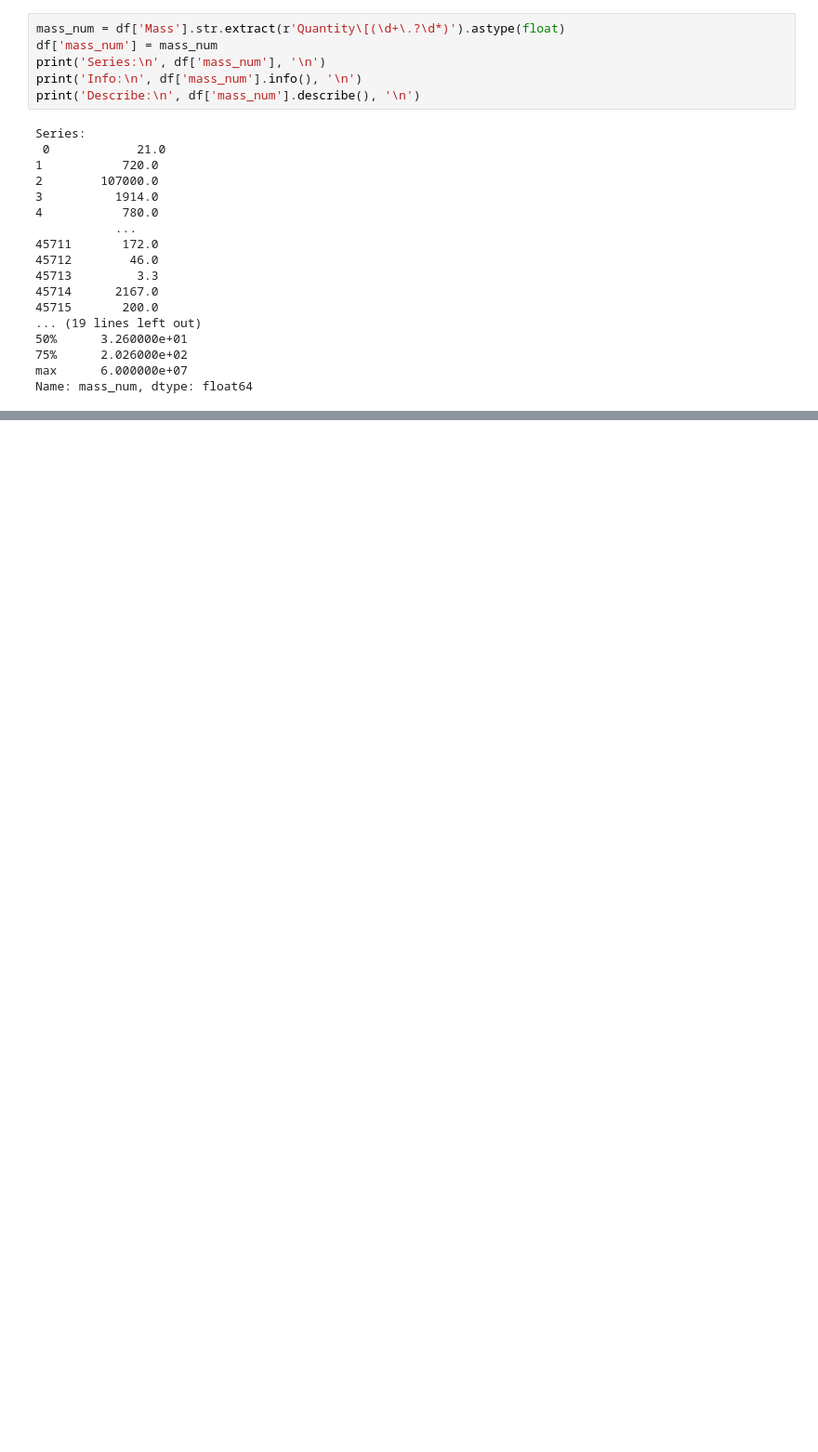
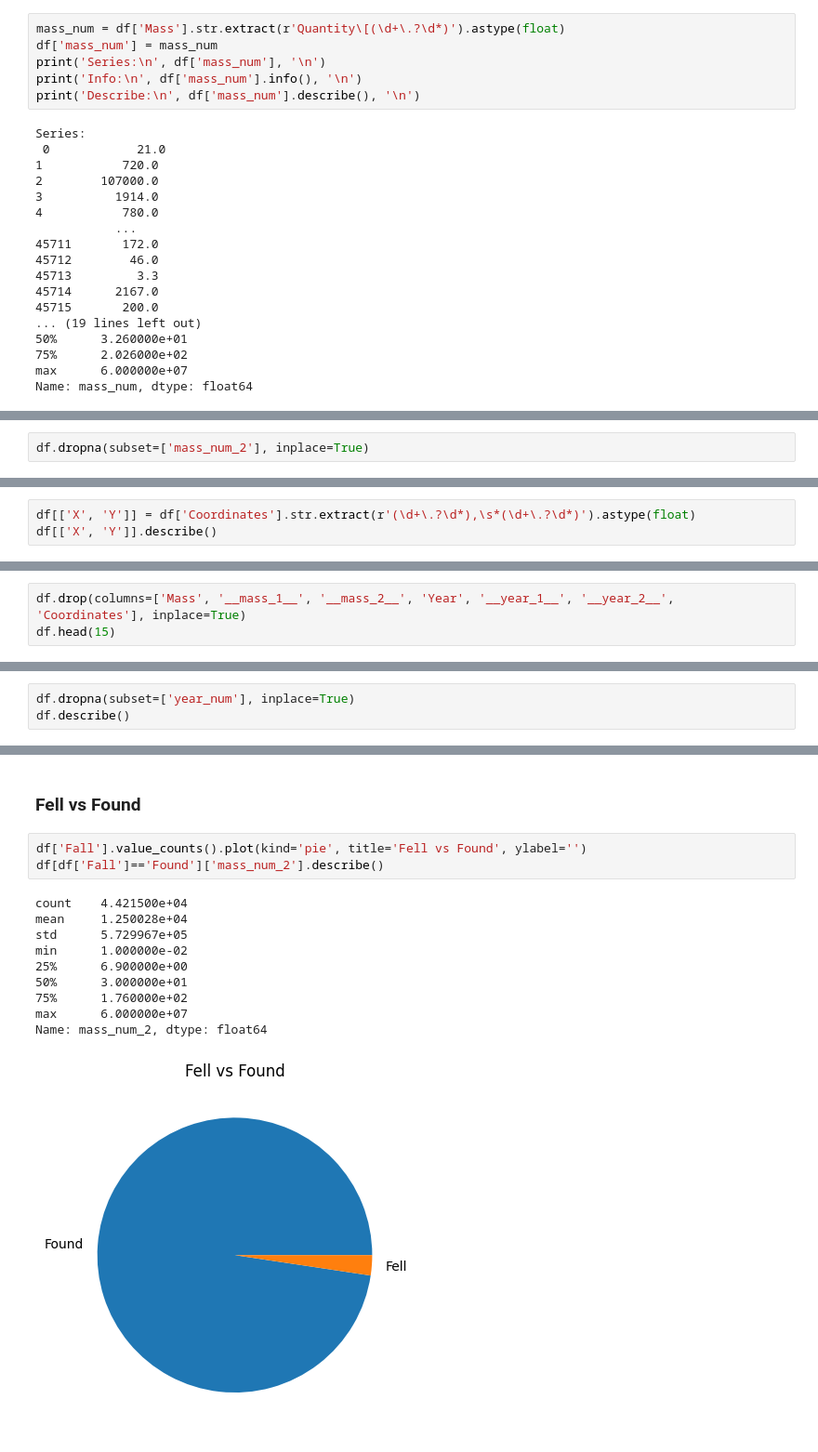
Before and after one commit to aBDULQADARmANASAWALA/AbdulqadarManasawala_techai_tasks, a Jupyter notebook: Abdulqadar_TechAI_Task_2.ipynb, the cells around one changed output, grey strips where cells are left out. Shown: that part at 93% size. Saved outputs shown, nothing was run; the diff lists cells and outputs as text; blank space fills up the shorter version.

```diff
--- a/Abdulqadar_TechAI_Task_2.ipynb
+++ b/Abdulqadar_TechAI_Task_2.ipynb
@@ -92,0 +114,2 @@ Name: mass_num, dtype: float64
+# %%
+df.dropna(subset=['mass_num_2'], inplace=True)
@@ -121,0 +173,3 @@ Name: year_num, Length: 45716, dtype: float64
+# %%
+df[['X', 'Y']] = df['Coordinates'].str.extract(r'(\d+\.?\d*),\s*(\d+\.?\d*)').astype(float)
+df[['X', 'Y']].describe()
@@ -121,0 +206,3 @@ Name: year_num, Length: 45716, dtype: float64
+# %%
+df.drop(columns=['Mass', '__mass_1__', '__mass_2__', 'Year', '__year_1__', '__year_2__', 'Coordinates'], inplace=True)
+df.head(15)
@@ -121,0 +247,3 @@ Name: year_num, Length: 45716, dtype: float64
+# %%
+df.dropna(subset=['year_num'], inplace=True)
+df.describe()
@@ -121,0 +325,16 @@ Name: year_num, Length: 45716, dtype: float64
+# %% [markdown]
+<h3>Fell vs Found
+# %%
+df['Fall'].value_counts().plot(kind='pie', title='Fell vs Found', ylabel='')
+df[df['Fall']=='Found']['mass_num_2'].describe()
+# %% [output]
+count    4.421500e+04
+mean     1.250028e+04
+std      5.729967e+05
+min      1.000000e-02
+25%      6.900000e+00
+50%      3.000000e+01
+75%      1.760000e+02
+max      6.000000e+07
+Name: mass_num_2, dtype: float64
+[figure, added]
```
Also changed, not shown: parts of 28 cells of this notebook.
